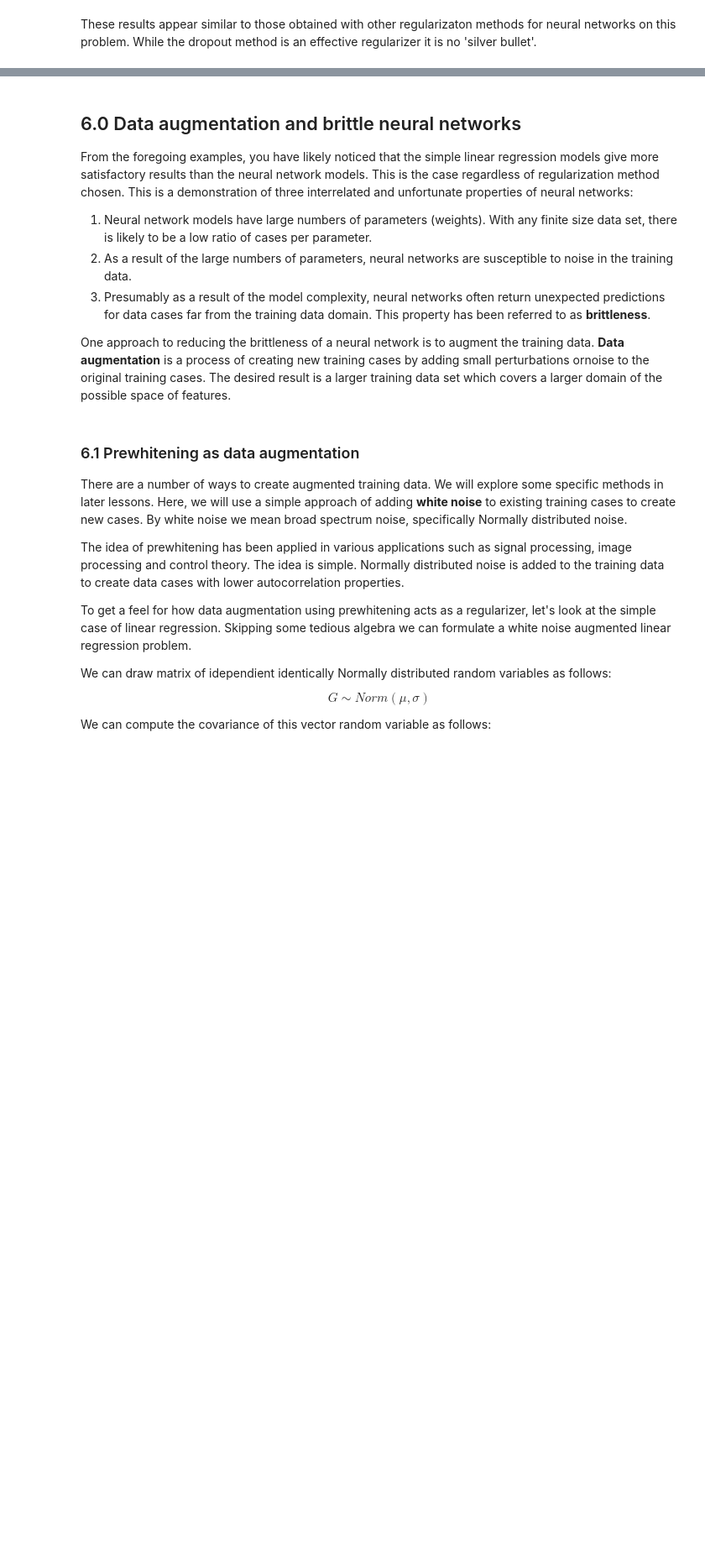
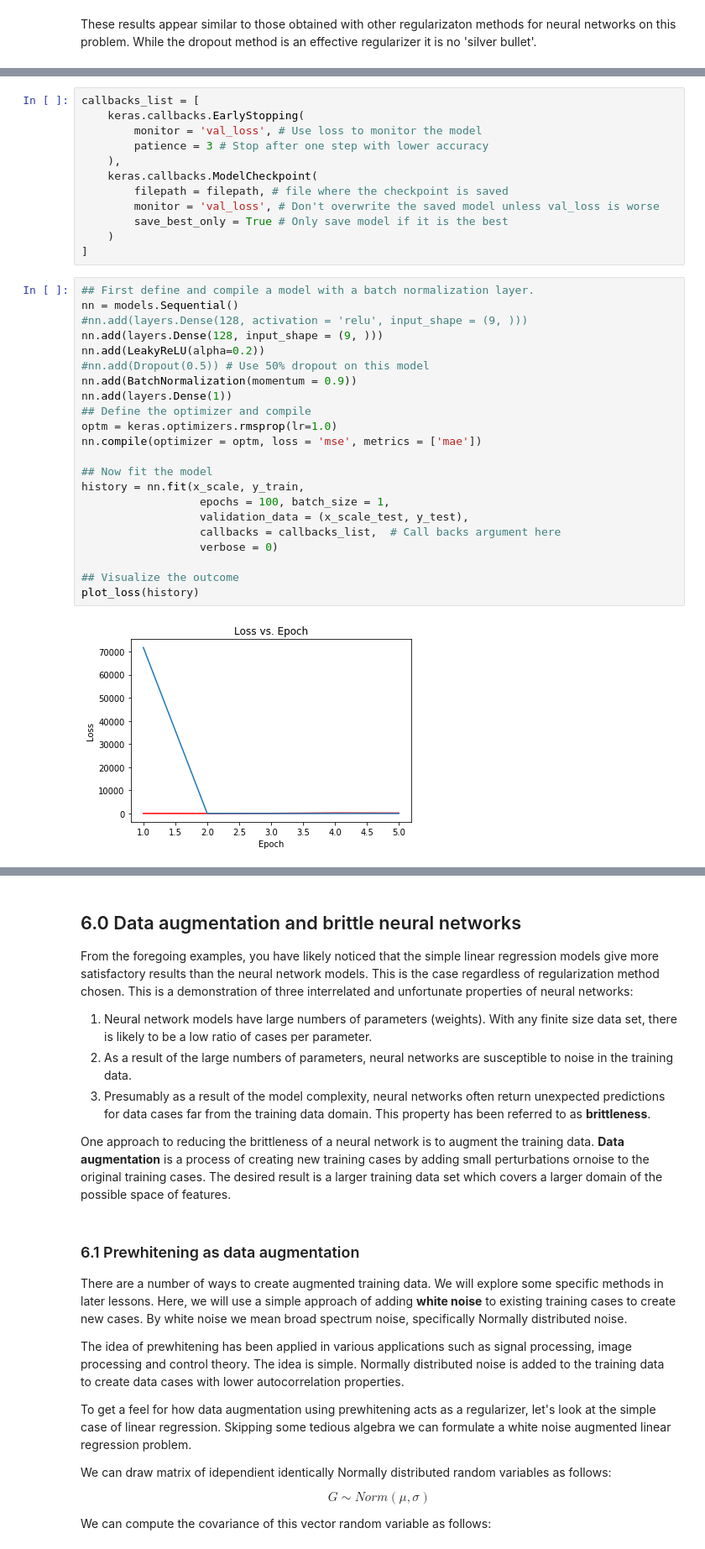
Before and after one commit to StephenElston/MachineLearning530, a Jupyter notebook: Lesson2/IntroToRegularization.ipynb, the cells around one changed output, grey strips where cells are left out. Shown at 84% size. Cells and saved outputs as stored; diff of their text form; blank space fills up the shorter version.

```diff
--- a/Lesson2/IntroToRegularization.ipynb
+++ b/Lesson2/IntroToRegularization.ipynb
@@ -734,0 +741,36 @@ These results appear similar to those obtained with other regularizaton methods
+# %%
+callbacks_list = [
+    keras.callbacks.EarlyStopping(
+        monitor = 'val_loss', # Use loss to monitor the model
+        patience = 3 # Stop after one step with lower accuracy
+    ),
+    keras.callbacks.ModelCheckpoint(
+        filepath = filepath, # file where the checkpoint is saved
+        monitor = 'val_loss', # Don't overwrite the saved model unless val_loss is worse
+        save_best_only = True # Only save model if it is the best
+    )
+]
+# %%
+## First define and compile a model with a batch normalization layer.
+nn = models.Sequential()
+#nn.add(layers.Dense(128, activation = 'relu', input_shape = (9, )))
+nn.add(layers.Dense(128, input_shape = (9, )))
+nn.add(LeakyReLU(alpha=0.2))
+#nn.add(Dropout(0.5)) # Use 50% dropout on this model
+nn.add(BatchNormalization(momentum = 0.9))
+nn.add(layers.Dense(1))
+## Define the optimizer and compile
+optm = keras.optimizers.rmsprop(lr=1.0)
+nn.compile(optimizer = optm, loss = 'mse', metrics = ['mae'])
+
+## Now fit the model
+history = nn.fit(x_scale, y_train,
+                  epochs = 100, batch_size = 1,
+                  validation_data = (x_scale_test, y_test),
+                  callbacks = callbacks_list,  # Call backs argument here
+                  verbose = 0)
+
+## Visualize the outcome
+plot_loss(history)
+# %% [output]
+[figure, added]
```
Also changed, not shown: parts of 44 cells of this notebook.
